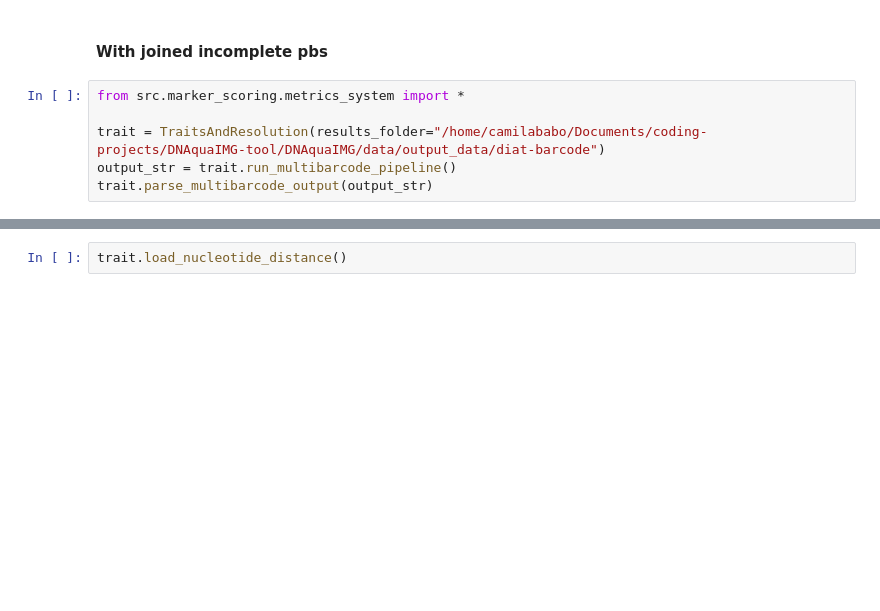
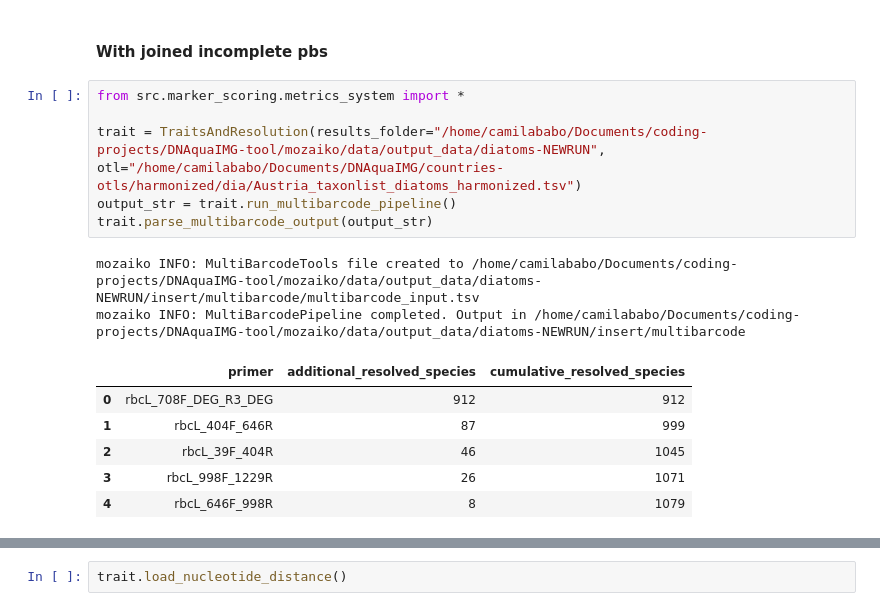
Before and after one commit to CIBIO-BU/mozaiko, a Jupyter notebook: draft.ipynb, the cells around one changed output, grey strips where cells are left out. Drawn from its saved outputs; the diff is of its cells as text; blank space fills up the shorter version.

```diff
--- a/draft.ipynb
+++ b/draft.ipynb
@@ -155,6 +155,15 @@ create_MultiBarcodeTools_input(insert_path, output_dir)
 # %%
 from src.marker_scoring.metrics_system import *
 
-trait = TraitsAndResolution(results_folder="/home/camilababo/Documents/coding-projects/DNAquaIMG-tool/DNAquaIMG/data/output_data/diat-barcode")
+trait = TraitsAndResolution(results_folder="/home/camilababo/Documents/coding-projects/DNAquaIMG-tool/mozaiko/data/output_data/diatoms-NEWRUN", otl="/home/camilababo/Documents/DNAquaIMG/countries-otls/harmonized/dia/Austria_taxonlist_diatoms_harmonized.tsv")
 output_str = trait.run_multibarcode_pipeline()
 trait.parse_multibarcode_output(output_str)
+# %% [output]
+mozaiko INFO: MultiBarcodeTools file created to /home/camilababo/Documents/coding-projects/DNAquaIMG-tool/mozaiko/data/output_data/diatoms-NEWRUN/insert/multibarcode/multibarcode_input.tsv
+mozaiko INFO: MultiBarcodePipeline completed. Output in /home/camilababo/Documents/coding-projects/DNAquaIMG-tool/mozaiko/data/output_data/diatoms-NEWRUN/insert/multibarcode
+|  | primer | additional_resolved_species | cumulative_resolved_species |
+| 0 | rbcL_708F_DEG_R3_DEG | 912 | 912 |
+| 1 | rbcL_404F_646R | 87 | 999 |
+| 2 | rbcL_39F_404R | 46 | 1045 |
+| 3 | rbcL_998F_1229R | 26 | 1071 |
+| 4 | rbcL_646F_998R | 8 | 1079 |
```
Also changed, not shown: parts of 4 cells of this notebook, 7 other files.
